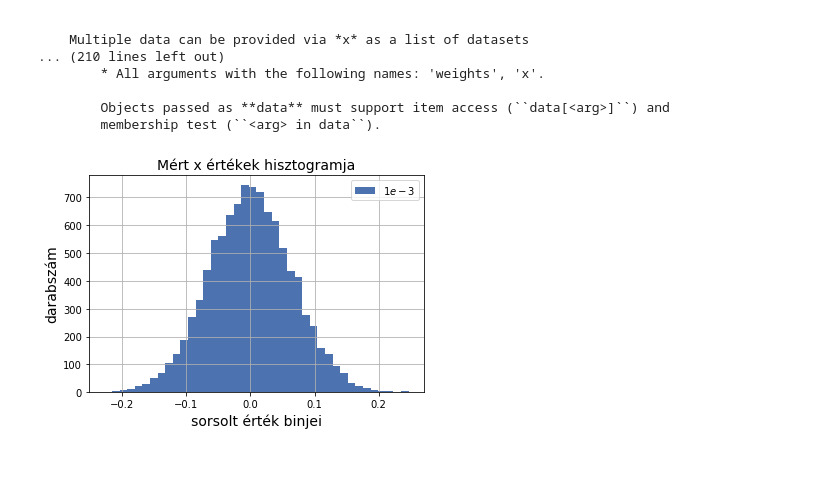
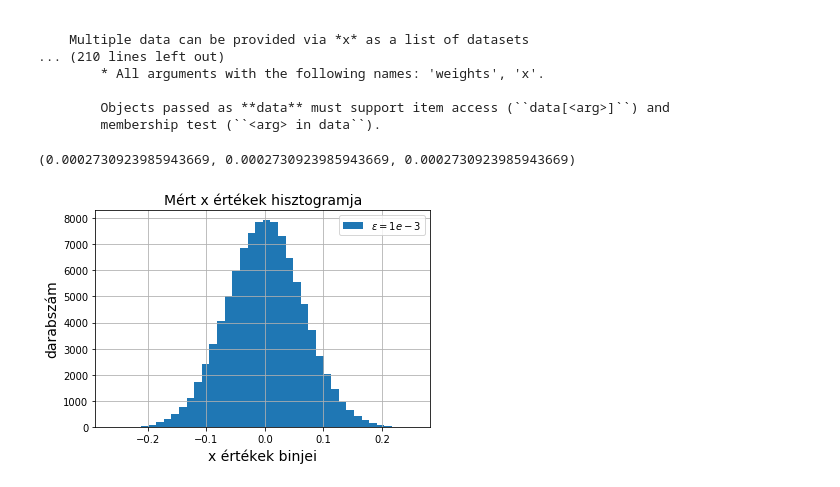
Before and after one commit to FulgurisR/StochProc, a Jupyter notebook: Overdamped.ipynb, the cells around one changed output. Cells and saved outputs as stored; diff of their text form; code cells hidden in the pictures.

```diff
--- a/Overdamped.ipynb
+++ b/Overdamped.ipynb
@@ -48,29 +48,37 @@ hist(x, bins=None, range=None, density=None, weights=None, cumulative=False, bot
 def myOsc(x0,eps,D,N):
     mu, sigma = 0, 2*sqrt(D*eps) # mean and standard deviation
     eta = np.random.normal(mu, sigma, N) #array of drawn random numbers
-                                        #with gaussian distribution
+                                      #with gaussian distribution
 
     x=[x0] #initial condition
     i=0
     while(i<N): #i=0,1,...N-1
-        x.append(x[-1]**3*eps+eta[i]) #iteration
+        x.append(-x[-1]**3*eps+eta[i]) #iteration
+
+
         i+=1
 
-    return x
+    xMean=mean(array(x[-50000:]))
+    x2Mean=mean(array(x[-50000:]))
+    x4Mean=mean(array(x[-50000:]))
+
+    return array(x),xMean,x2Mean,x4Mean
 # %%
 x0=0.0
 D=1.05
-N=int(1e4)
+N=int(1e5)
 numBins=40
 # %%
-x1=myOsc(x0,1e-3,D,N)
-count1, bins1, ignored1 = plt.hist(x1, numBins, label=r'$1e-3$')
+x1,x1Mean,x12Mean,x14Mean=myOsc(x0,1e-3,D,N)
+count1, bins1, ignored1 = plt.hist(x1, numBins, label=r'$\varepsilon=1e-3$')
 title('Mért x értékek hisztogramja',fontsize=14)
-xlabel('sorsolt érték binjei',fontsize=14)
+xlabel('x értékek binjei',fontsize=14)
 ylabel('darabszám',fontsize=14)
 legend()
 grid()
 savefig('xHist1.png')
+x1Mean,x12Mean,x14Mean
 # %% [output]
+(0.0002730923985943669, 0.0002730923985943669, 0.0002730923985943669)
-[figure, old version]
+[figure, new version]
 # %%
```
Also changed, not shown: parts of 17 cells of this notebook.
